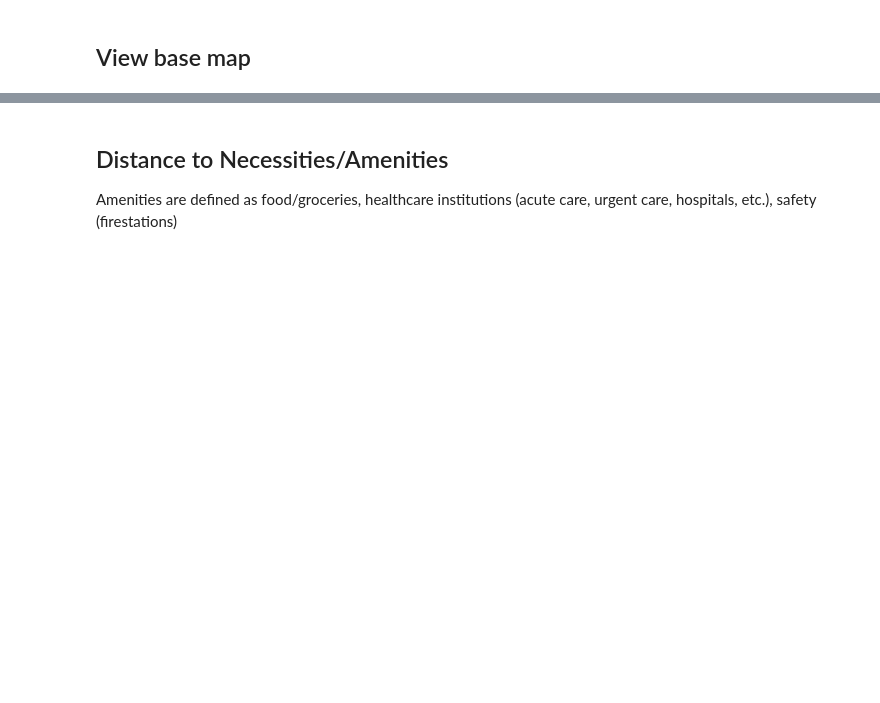
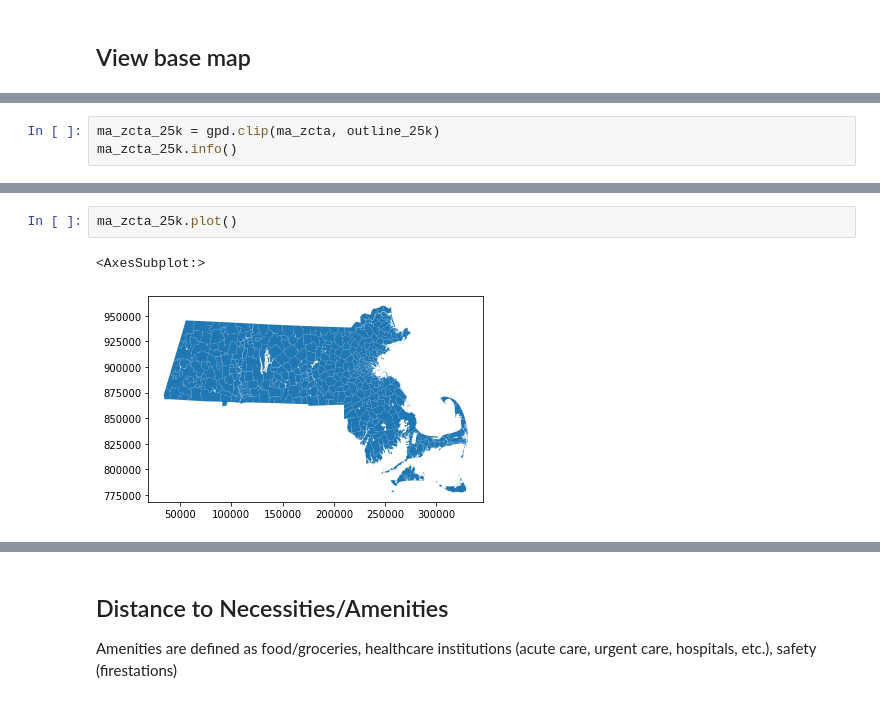
Before and after one commit to jcheng02/uep239-final-project, a Jupyter notebook: jcheng02_uep239_final_project.ipynb, the cells around one changed output, grey strips where cells are left out. Cells and saved outputs as stored; diff of their text form; blank space fills up the shorter version.

```diff
--- a/jcheng02_uep239_final_project.ipynb
+++ b/jcheng02_uep239_final_project.ipynb
@@ -81,0 +96,3 @@ ma_zcta.plot()
+# %%
+ma_zcta_25k = gpd.clip(ma_zcta, outline_25k)
+ma_zcta_25k.info()
@@ -81,0 +119,5 @@ ma_zcta.plot()
+# %%
+ma_zcta_25k.plot()
+# %% [output]
+<AxesSubplot:>
+[figure, added]
```
Also changed, not shown: parts of 15 cells of this notebook.
